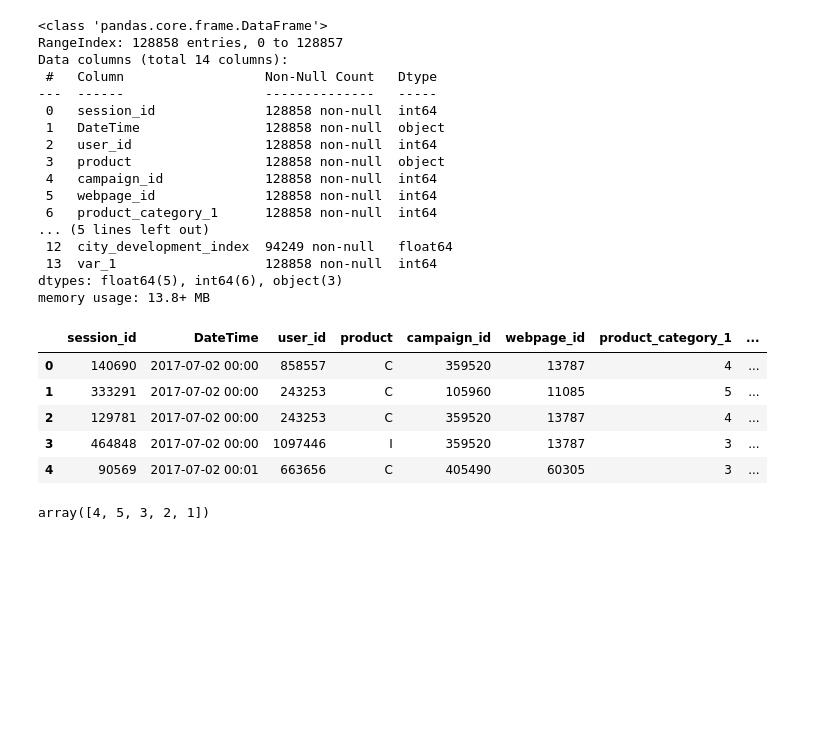
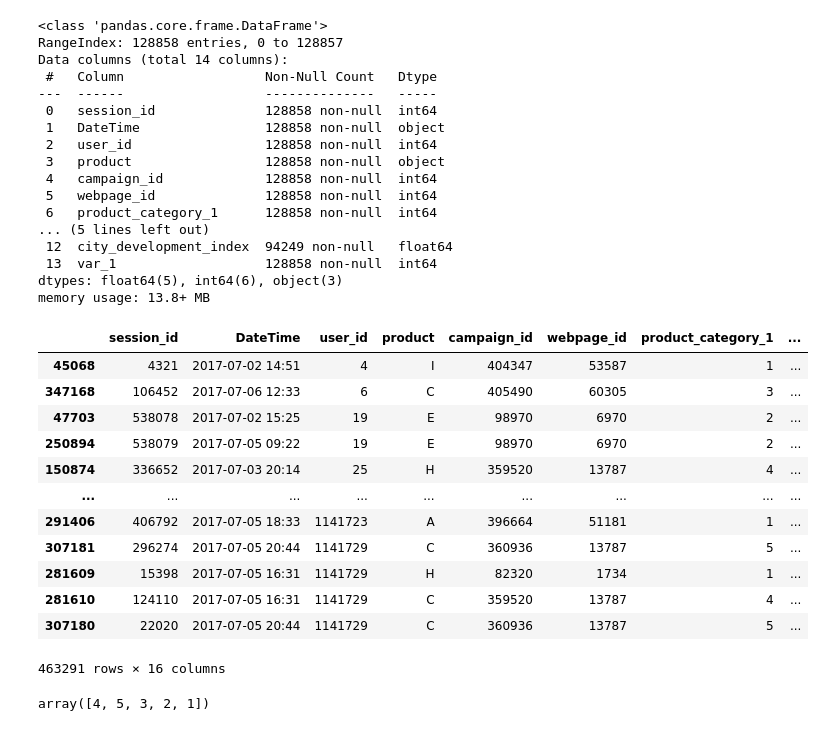
Before and after one commit to Likelipop/PatReg, a Jupyter notebook: LGBM_CTR_Prediction.ipynb, the cells around one changed output. Drawn from its saved outputs; the diff is of its cells as text; code cells hidden in the pictures; blank space fills up the shorter version.

```diff
--- a/LGBM_CTR_Prediction.ipynb
+++ b/LGBM_CTR_Prediction.ipynb
@@ -76,15 +78,22 @@ Data columns (total 14 columns):
  13  var_1                   128858 non-null  int64
 dtypes: float64(5), int64(6), object(3)
 memory usage: 13.8+ MB
-# %%
-pdf0x_train.head()
-# %% [output]
-|  | session_id | DateTime | user_id | product | campaign_id | webpage_id | product_category_1 | ... |
-| 0 | 140690 | 2017-07-02 00:00 | 858557 | C | 359520 | 13787 | 4 | ... |
-| 1 | 333291 | 2017-07-02 00:00 | 243253 | C | 105960 | 11085 | 5 | ... |
-| 2 | 129781 | 2017-07-02 00:00 | 243253 | C | 359520 | 13787 | 4 | ... |
-| 3 | 464848 | 2017-07-02 00:00 | 1097446 | I | 359520 | 13787 | 3 | ... |
-| 4 | 90569 | 2017-07-02 00:01 | 663656 | C | 405490 | 60305 | 3 | ... |
+# %%
+pdf0x_train.sort_values(by="user_id")
+# %% [output]
+|  | session_id | DateTime | user_id | product | campaign_id | webpage_id | product_category_1 | ... |
+| 45068 | 4321 | 2017-07-02 14:51 | 4 | I | 404347 | 53587 | 1 | ... |
+| 347168 | 106452 | 2017-07-06 12:33 | 6 | C | 405490 | 60305 | 3 | ... |
+| 47703 | 538078 | 2017-07-02 15:25 | 19 | E | 98970 | 6970 | 2 | ... |
+| 250894 | 538079 | 2017-07-05 09:22 | 19 | E | 98970 | 6970 | 2 | ... |
+| 150874 | 336652 | 2017-07-03 20:14 | 25 | H | 359520 | 13787 | 4 | ... |
+| ... | ... | ... | ... | ... | ... | ... | ... | ... |
+| 291406 | 406792 | 2017-07-05 18:33 | 1141723 | A | 396664 | 51181 | 1 | ... |
+| 307181 | 296274 | 2017-07-05 20:44 | 1141729 | C | 360936 | 13787 | 5 | ... |
+| 281609 | 15398 | 2017-07-05 16:31 | 1141729 | H | 82320 | 1734 | 1 | ... |
+| 281610 | 124110 | 2017-07-05 16:31 | 1141729 | C | 359520 | 13787 | 4 | ... |
+| 307180 | 22020 | 2017-07-05 20:44 | 1141729 | C | 360936 | 13787 | 5 | ... |
+463291 rows × 16 columns
 # %%
 pdf0x_train['product_category_1'].unique()
 # %% [output]
```
Also changed, not shown: parts of 5 cells of this notebook.
